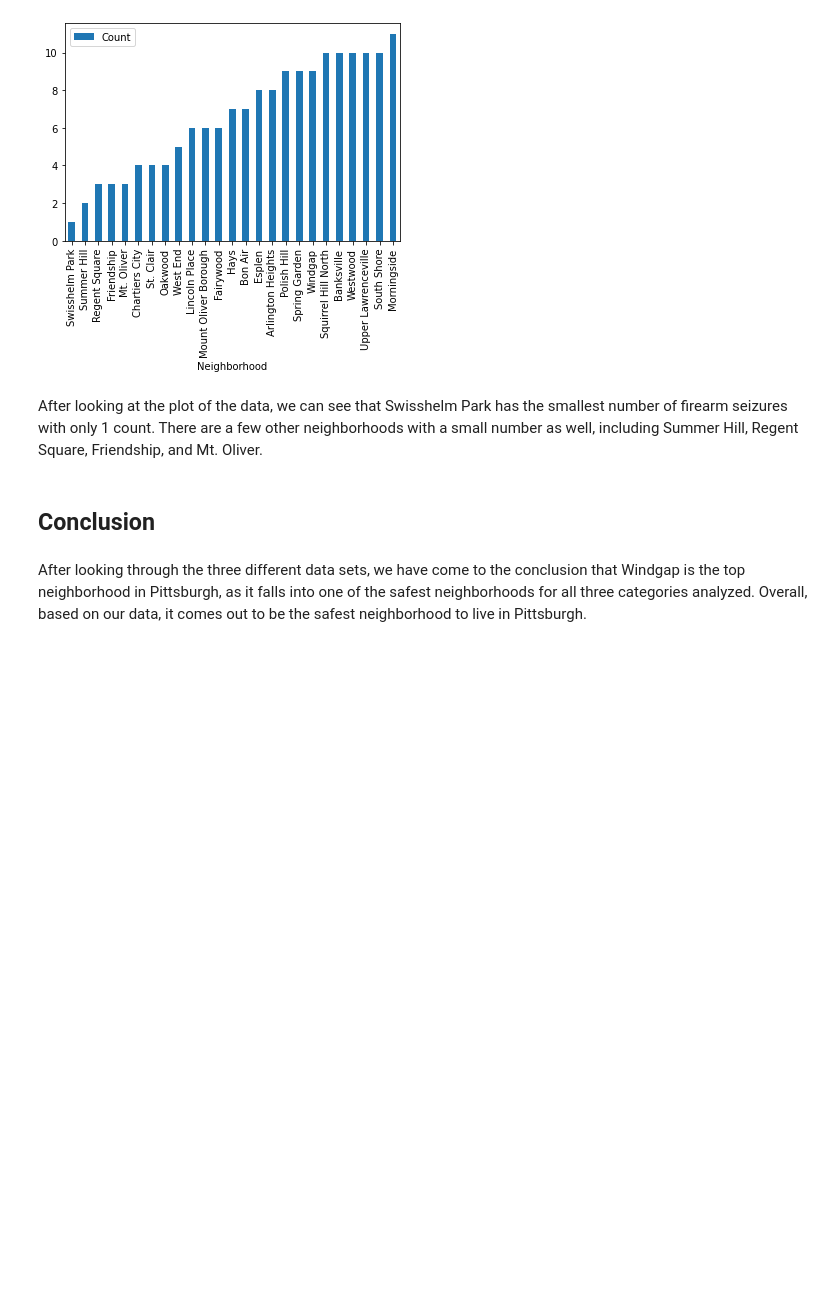
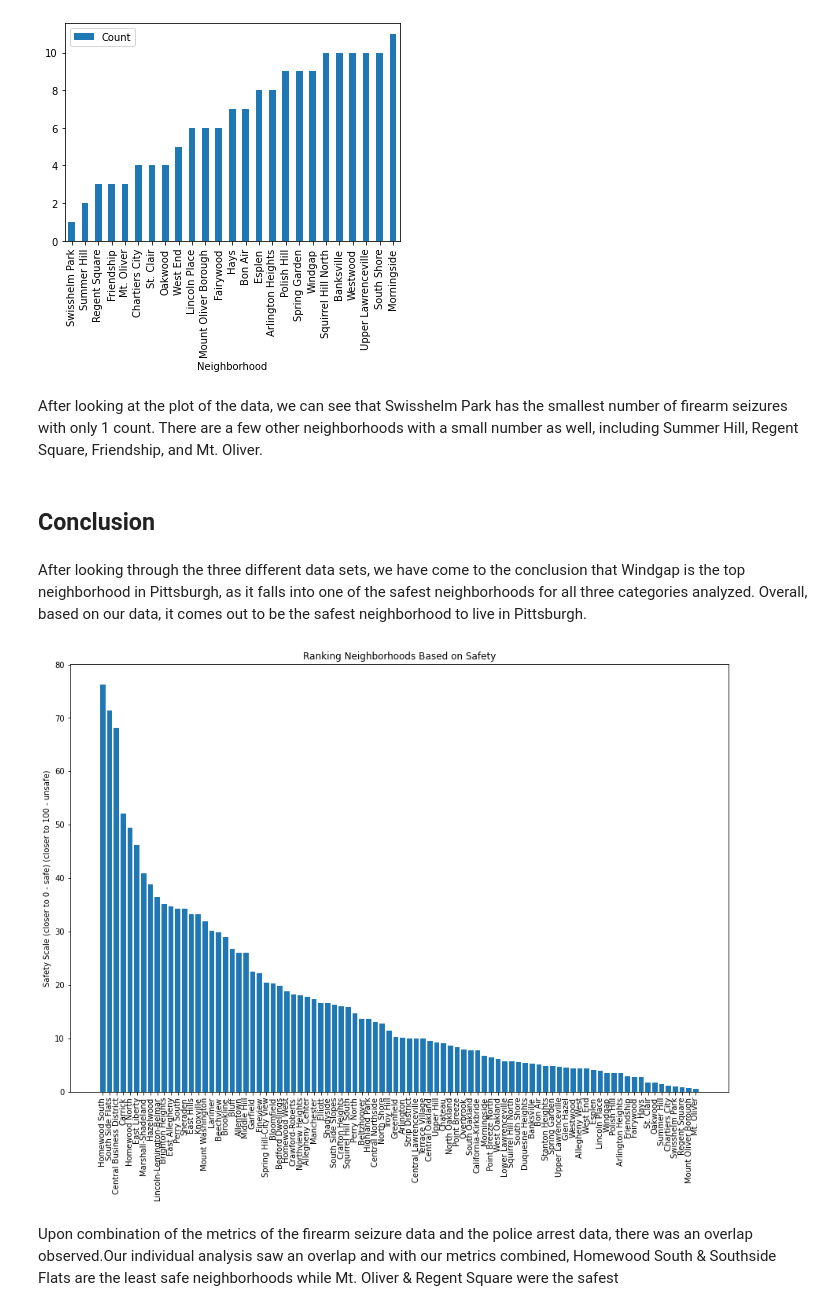
Before and after one commit to oln10/FinalProject, a Jupyter notebook: FinalNotebook.ipynb, the cells around one changed output. Saved outputs shown, nothing was run; the diff lists cells and outputs as text; code cells hidden in the pictures; blank space fills up the shorter version.

```diff
--- a/FinalNotebook.ipynb
+++ b/FinalNotebook.ipynb
@@ -200,0 +222,44 @@ After looking through the three different data sets, we have come to the conclus
+# %%
+# Anjali's Submetric of Arrest Data
+arrest = pd.read_csv("https://data.wprdc.org/datastore/dump/e03a89dd-134a-4ee8-a2bd-62c40aeebc6f")
+arrestDF = pd.DataFrame(arrest)
+
+neighborhoods = []
+for n in arrestDF["INCIDENTNEIGHBORHOOD"]:
+    if n not in neighborhoods:
+        neighborhoods.append(n)
+count = dict()
+for i in arrestDF.index:
+    if arrestDF["INCIDENTNEIGHBORHOOD"][i] in count:
+        count[arrestDF["INCIDENTNEIGHBORHOOD"][i]] += 1
+    else:
+        count[arrestDF["INCIDENTNEIGHBORHOOD"][i]] = 1
+arrest_rankings = dict.fromkeys(neighborhoods, 0)
+for key in count:
+    arrest_rankings[key] = (count[key] / 3327) * 100
+arrest_rankings = dict( sorted(arrest_rankings.items(), key=operator.itemgetter(1),reverse=True))
+# %%
+# combining metrics into one
+# a higher final ranking score indicates the least safe neighborhood
+final_rankings = dict.fromkeys(neighborhoods, 0)
+for key in final_rankings:
+    if key in firearm_rankings:
+        final_rankings[key] += (firearm_rankings[key] * .5)
+    if key in arrest_rankings:
+        final_rankings[key] += (arrest_rankings[key] * .5)
+final_rankings = dict( sorted(final_rankings.items(), key=operator.itemgetter(1),reverse=True))
+# %%
+# final bargraph of rankings
+
+# creating bargraph
+fig, ax = plt.subplots(figsize = (15, 10))
+ax.bar(final_rankings.keys(), final_rankings.values())
+ax.set_title('Ranking Neighborhoods Based on Safety')
+ax.set_ylabel('Safety Scale (closer to 0 - safe) (closer to 100 - unsafe)')
+# rotating labels
+plt.xticks(rotation=90)
+plt.show()
+# %% [output]
+[figure, added]
+# %% [markdown]
+Upon combination of the metrics of the firearm seizure data and the police arrest data, there was an overlap observed.Our individual analysis saw an overlap and with our metrics combined, Homewood South & Southside Flats are the least safe neighborhoods while Mt. Oliver & Regent Square were the safest
```
Also changed, not shown: parts of 3 cells of this notebook.
